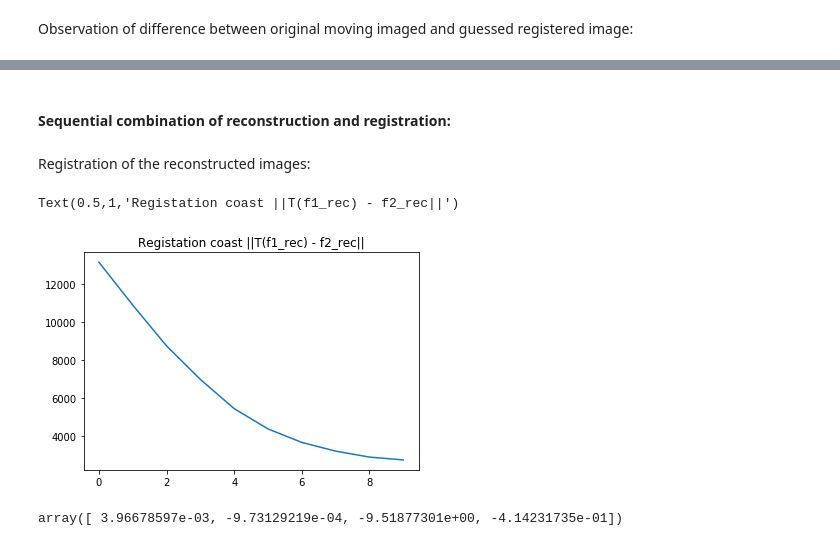
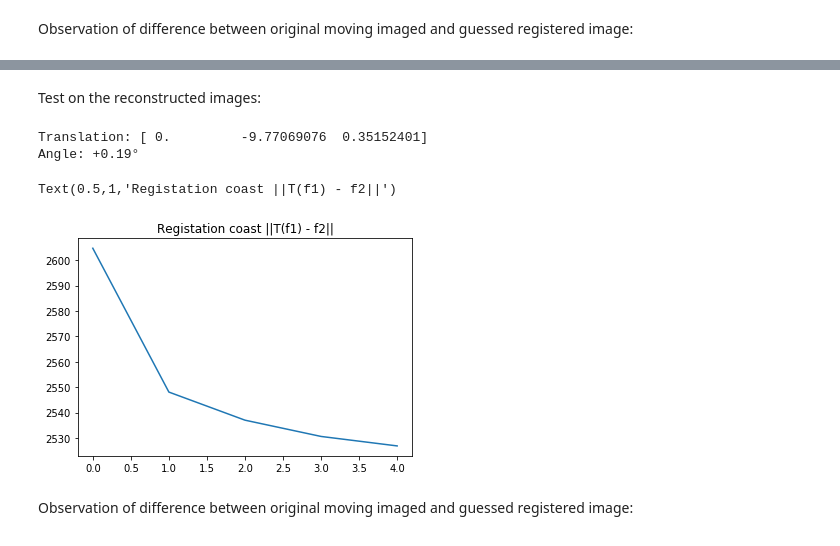
Before and after one commit to alex-delalande/Medical_Image_Analysis, a Jupyter notebook: coupled_registration_reconstruction.ipynb, the cells around one changed output, grey strips where cells are left out. Cells and saved outputs as stored; diff of their text form; code cells hidden in the pictures.

```diff
--- a/coupled_registration_reconstruction.ipynb
+++ b/coupled_registration_reconstruction.ipynb
@@ -249,25 +239,34 @@ def transformation_gradient(f1, f2, param, eps=1e-3):
 # %% [markdown]
 Gradient descent algorithm:
 # %%
-def registration_grad_descent(f1, f2, stepsizes=np.array([1e-6, 1e-3, 1e-3, 1e-3]), tol=1e-2, max_iter=100):
+def registration_grad_descent(f1, f2, stepsize=1e-6, tol=1e-2, max_iter=100, init_angle=None):
     # Initialization
-    np.random.seed(5)
-    param = np.random.normal(0, 1e-1, 4)
+    if init_angle is not None:
+        angle = init_angle
+    else:
+        np.random.seed(5)
+        angle = np.random.normal(0, 1e-1)
     it = 0
     cost = []
+    # Find translation
+    coord_f1 = np.array( np.where(f1 > 0.9) )
+    coord_f2 = np.array( np.where(f2 > 0.5) )
+    mean_1 = np.mean(coord_f1, axis=1)
+    mean_2 = np.mean(coord_f2, axis=1)
+    translation = mean_1 - mean_2
     # Repeat until convergence
     while it<max_iter:
-        criterion = cost_registration(f1, f2, param[0], param[1:])
+        criterion = cost_registration(rescale_array(f1), rescale_array(f2), angle, translation)
         cost.append(criterion)
         if criterion<tol:
             break
         else:
-            grad = transformation_gradient(f1, f2, param, eps=1e-3)
-            param = param - stepsizes * grad
-            param[0] = param[0]%(2*np.pi)
+            grad = transformation_gradient(rescale_array(f1), rescale_array(f2), angle, translation, eps=1e-3)
+            angle = angle - stepsize * grad
+            angle = angle%(2*np.pi)
             it += 1
 
-    return param, cost
+    return angle, translation, cost
 # %% [markdown]
 Test on the original images:
 # %%
@@ -293,17 +294,19 @@ plot_volume(f2 - f2_registered)
-# %% [markdown]
-#### Sequential combination of reconstruction and registration:
 # %% [markdown]
-Registration of the reconstructed images:
+Test on the reconstructed images:
 # %%
-param, cost = registration_grad_descent(f1_rec, f2_rec, max_iter=10, stepsizes=np.array([5e-6, 1e-3, 1e-3, 1e-3]))
+angle_reg, translation_reg, cost = registration_grad_descent(f1_rec, f2_rec, max_iter=5, stepsize=5e-6)
+# %%
+print("Translation:", translation_reg)
+print("Angle: {:+.2f}°".format(angle_reg/(2*np.pi)*360))
+# %% [output]
+Translation: [ 0.         -9.77069076  0.35152401]
+Angle: +0.19°
 # %%
 plt.plot(cost)
-plt.title("Registation coast ||T(f1_rec) - f2_rec||")
+plt.title("Registation coast ||T(f1) - f2||")
 # %% [output]
-Text(0.5,1,'Registation coast ||T(f1_rec) - f2_rec||')
+Text(0.5,1,'Registation coast ||T(f1) - f2||')
-[figure, old version]
+[figure, new version]
-# %%
-param
-# %% [output]
-array([ 3.96678597e-03, -9.73129219e-04, -9.51877301e+00, -4.14231735e-01])
+# %% [markdown]
+Observation of difference between original moving imaged and guessed registered image:
 # %%
```
Also changed, not shown: parts of 23 cells of this notebook.
